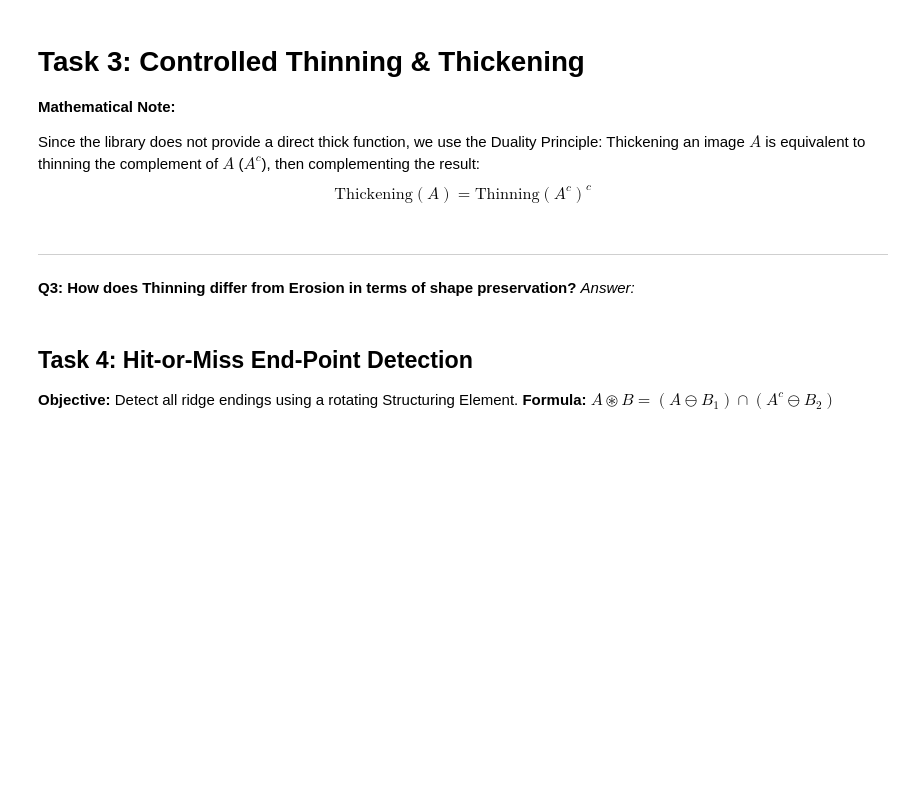
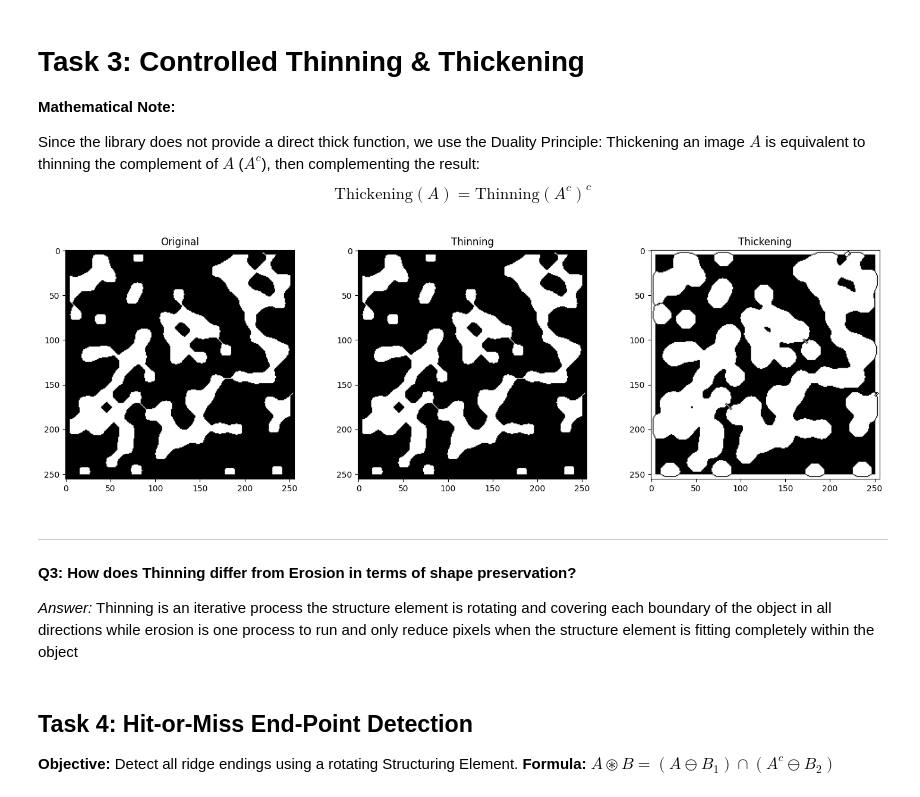
Before and after one commit to BashayrA/Digital-Image-Processing---Labs, a Jupyter notebook: lab6-BashayrA/Lab6_MorphologyProcessing.ipynb, the cells around one changed output. Saved outputs shown, nothing was run; the diff lists cells and outputs as text; code cells hidden in the pictures; blank space fills up the shorter version.

```diff
--- a/lab6-BashayrA/Lab6_MorphologyProcessing.ipynb
+++ b/lab6-BashayrA/Lab6_MorphologyProcessing.ipynb
@@ -99,18 +99,29 @@ Thickening an image $A$ is equivalent to thinning the complement of $A$ ($A^c$),
 # %%
 # --- STUDENT CODE HERE ---
 # 1. Apply Thinning with max_num_iter = 5
 # 2. Apply Thickening with max_num_iter = 5
 # Note: Use the duality principle for thickening: ~thin(~image)
 # 3. Display the Original, Thinned, and Thickened images side-by-side.
 
 # [Your Code Starts]
+img_thin = morphology.thin(binary_img, max_num_iter = 5)
+binary_img_c = ~binary_img
+img_to_be_thick = morphology.thin(binary_img_c, max_num_iter = 5)
+img_thick = ~img_to_be_thick
 
-
+fig, axes = plt.subplots(1, 3, figsize=(18, 5))
+axes[0].imshow(binary_img, cmap='gray'); axes[0].set_title("Original")
+axes[1].imshow(img_thin, cmap='gray'); axes[1].set_title("Thinning")
+axes[2].imshow(img_thick, cmap='gray'); axes[2].set_title("Thickening")
+plt.show()
 # [Your Code Ends]
+# %% [output]
+[figure, added]
 # %% [markdown]
 ---
 **Q3: How does Thinning differ from Erosion in terms of shape preservation?**
-*Answer:*
+
+*Answer:* Thinning is an iterative process the structure element is rotating and covering each boundary of the object in all directions while erosion is one process to run and only reduce pixels when the structure element is fitting completely within the object
 # %% [markdown]
 ## Task 4: Hit-or-Miss End-Point Detection
 **Objective:** Detect all ridge endings using a rotating Structuring Element.
```
